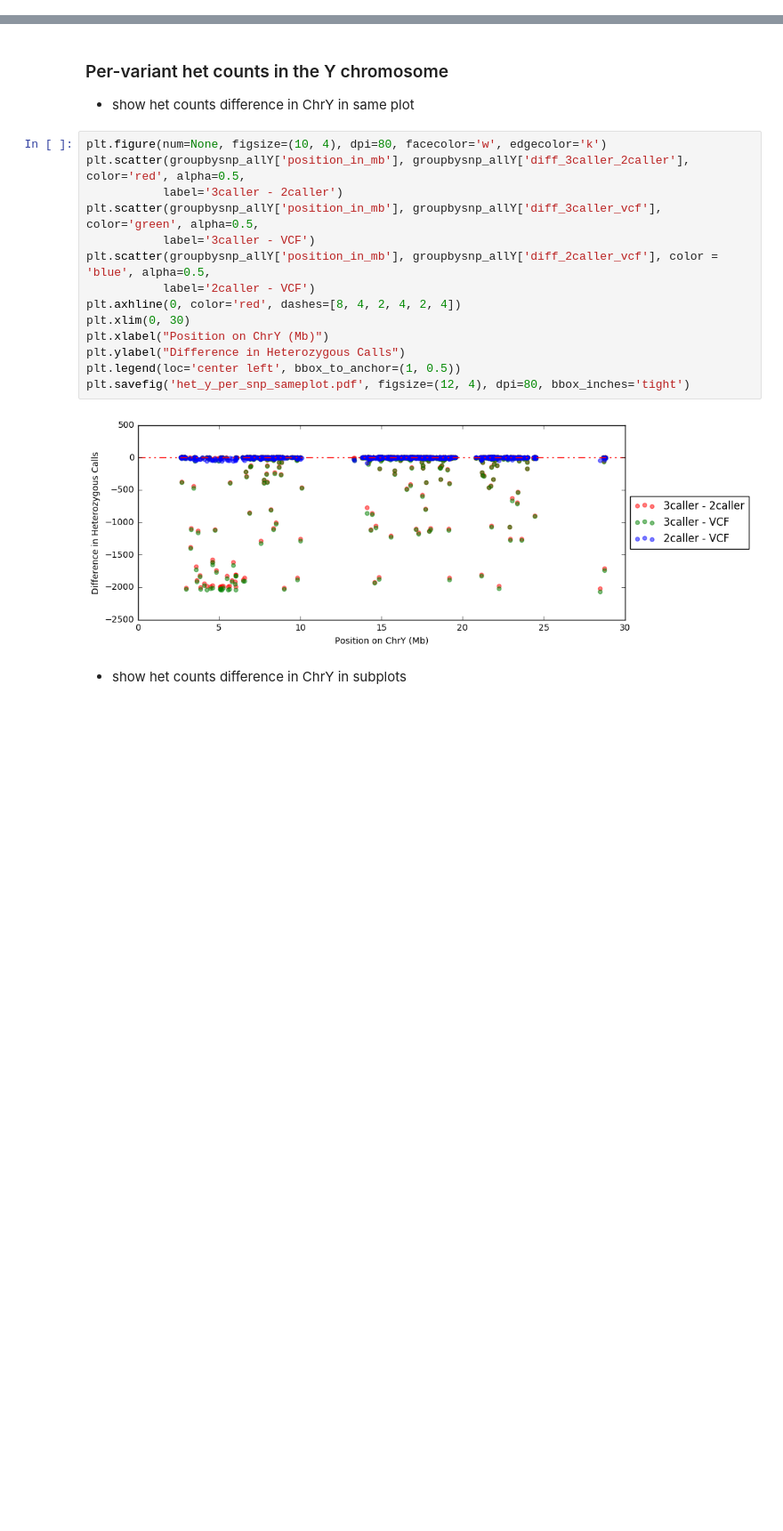
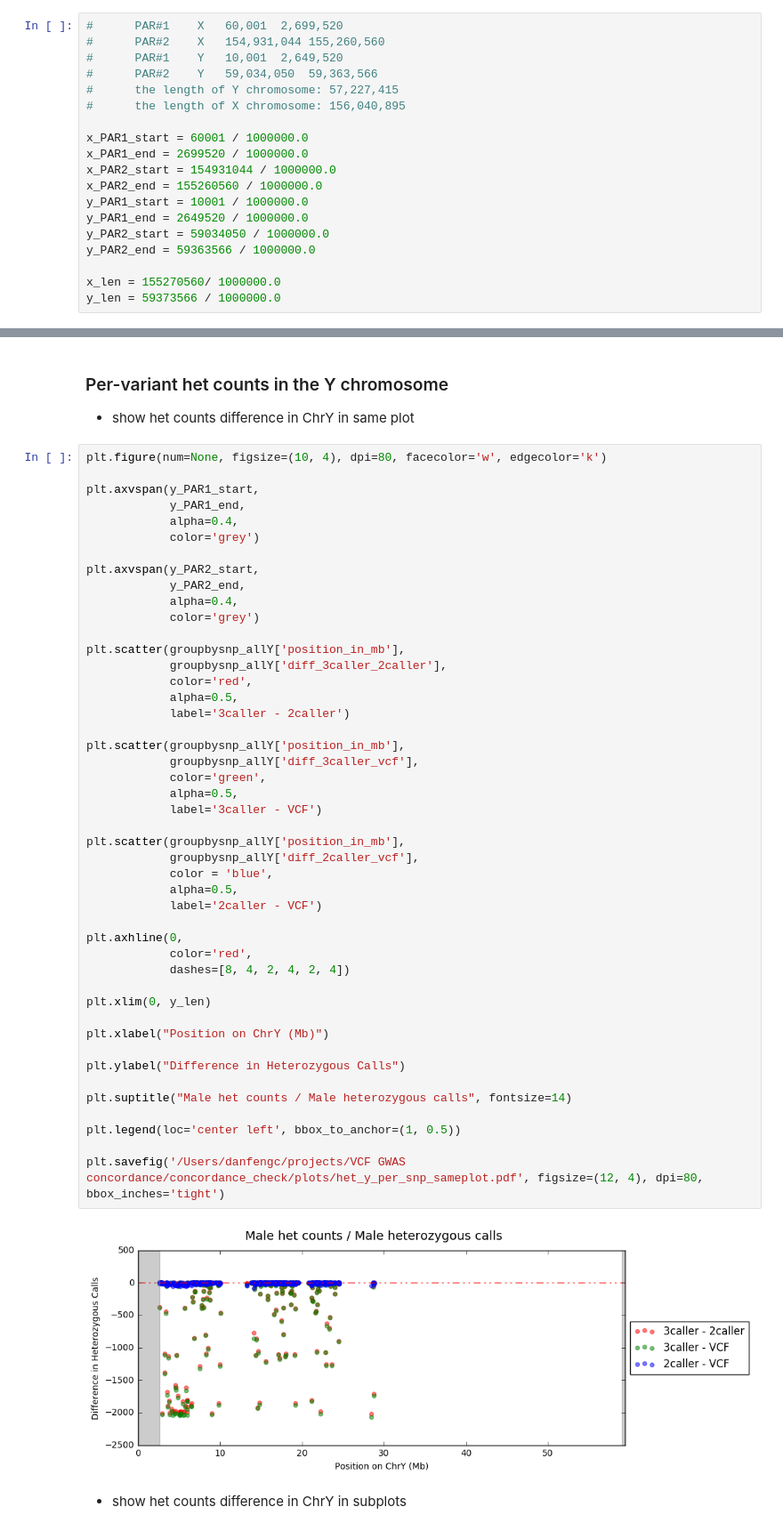
Before and after one commit to danfengc/concordance_check, a Jupyter notebook: notebook/het_count.ipynb, the cells around one changed output, grey strips where cells are left out. Shown: that part at 89% size. Saved outputs shown, nothing was run; the diff lists cells and outputs as text; blank space fills up the shorter version.

```diff
--- a/notebook/het_count.ipynb
+++ b/notebook/het_count.ipynb
@@ -179,6 +179,25 @@ groupbysnp_allX['position_in_mb'] = groupbysnp_allX['position'].apply(lambda x:
 
 ### Per-variant het counts in the X chromosome
 - show het counts difference in ChrX in subplots
+# %%
+#      PAR#1	X	60,001	2,699,520
+#      PAR#2	X	154,931,044	155,260,560
+#      PAR#1	Y	10,001	2,649,520
+#      PAR#2	Y	59,034,050	59,363,566
+#      the length of Y chromosome: 57,227,415
+#      the length of X chromosome: 156,040,895
+
+x_PAR1_start = 60001 / 1000000.0
+x_PAR1_end = 2699520 / 1000000.0
+x_PAR2_start = 154931044 / 1000000.0
+x_PAR2_end = 155260560 / 1000000.0
+y_PAR1_start = 10001 / 1000000.0
+y_PAR1_end = 2649520 / 1000000.0
+y_PAR2_start = 59034050 / 1000000.0
+y_PAR2_end = 59363566 / 1000000.0
+
+x_len = 155270560/ 1000000.0
+y_len = 59373566 / 1000000.0
 # %%
 import matplotlib.pyplot as plt
 %matplotlib inline
@@ -277,20 +347,52 @@ max_position = groupbysnp_allY['position_in_mb'].max()
 - show het counts difference in ChrY in same plot
 # %%
 plt.figure(num=None, figsize=(10, 4), dpi=80, facecolor='w', edgecolor='k')
-plt.scatter(groupbysnp_allY['position_in_mb'], groupbysnp_allY['diff_3caller_2caller'], color='red', alpha=0.5,
-           label='3caller - 2caller')
-plt.scatter(groupbysnp_allY['position_in_mb'], groupbysnp_allY['diff_3caller_vcf'], color='green', alpha=0.5,
-           label='3caller - VCF')
-plt.scatter(groupbysnp_allY['position_in_mb'], groupbysnp_allY['diff_2caller_vcf'], color = 'blue', alpha=0.5,
-           label='2caller - VCF')
-plt.axhline(0, color='red', dashes=[8, 4, 2, 4, 2, 4])
-plt.xlim(0, 30)
+
+plt.axvspan(y_PAR1_start,
+            y_PAR1_end,
+            alpha=0.4,
+            color='grey')
+
+plt.axvspan(y_PAR2_start,
+            y_PAR2_end,
+            alpha=0.4,
+            color='grey')
+
+plt.scatter(groupbysnp_allY['position_in_mb'],
+            groupbysnp_allY['diff_3caller_2caller'],
+            color='red',
+            alpha=0.5,
+            label='3caller - 2caller')
+
+plt.scatter(groupbysnp_allY['position_in_mb'],
+            groupbysnp_allY['diff_3caller_vcf'],
+            color='green',
+            alpha=0.5,
+            label='3caller - VCF')
+
+plt.scatter(groupbysnp_allY['position_in_mb'],
+            groupbysnp_allY['diff_2caller_vcf'],
+            color = 'blue',
+            alpha=0.5,
+            label='2caller - VCF')
+
+plt.axhline(0,
+            color='red',
+            dashes=[8, 4, 2, 4, 2, 4])
+
+plt.xlim(0, y_len)
+
 plt.xlabel("Position on ChrY (Mb)")
+
 plt.ylabel("Difference in Heterozygous Calls")
+
+plt.suptitle("Male het counts / Male heterozygous calls", fontsize=14)
+
 plt.legend(loc='center left', bbox_to_anchor=(1, 0.5))
-plt.savefig('het_y_per_snp_sameplot.pdf', figsize=(12, 4), dpi=80, bbox_inches='tight')
+
+plt.savefig('/Users/danfengc/projects/VCF GWAS concordance/concordance_check/plots/het_y_per_snp_sameplot.pdf', figsize=(12, 4), dpi=80, bbox_inches='tight')
 # %% [output]
-[figure, old version]
+[figure, new version]
 # %% [markdown]
 - show het counts difference in ChrY in subplots
 # %%
```
Also changed, not shown: parts of 11 cells of this notebook, 14 other files.
